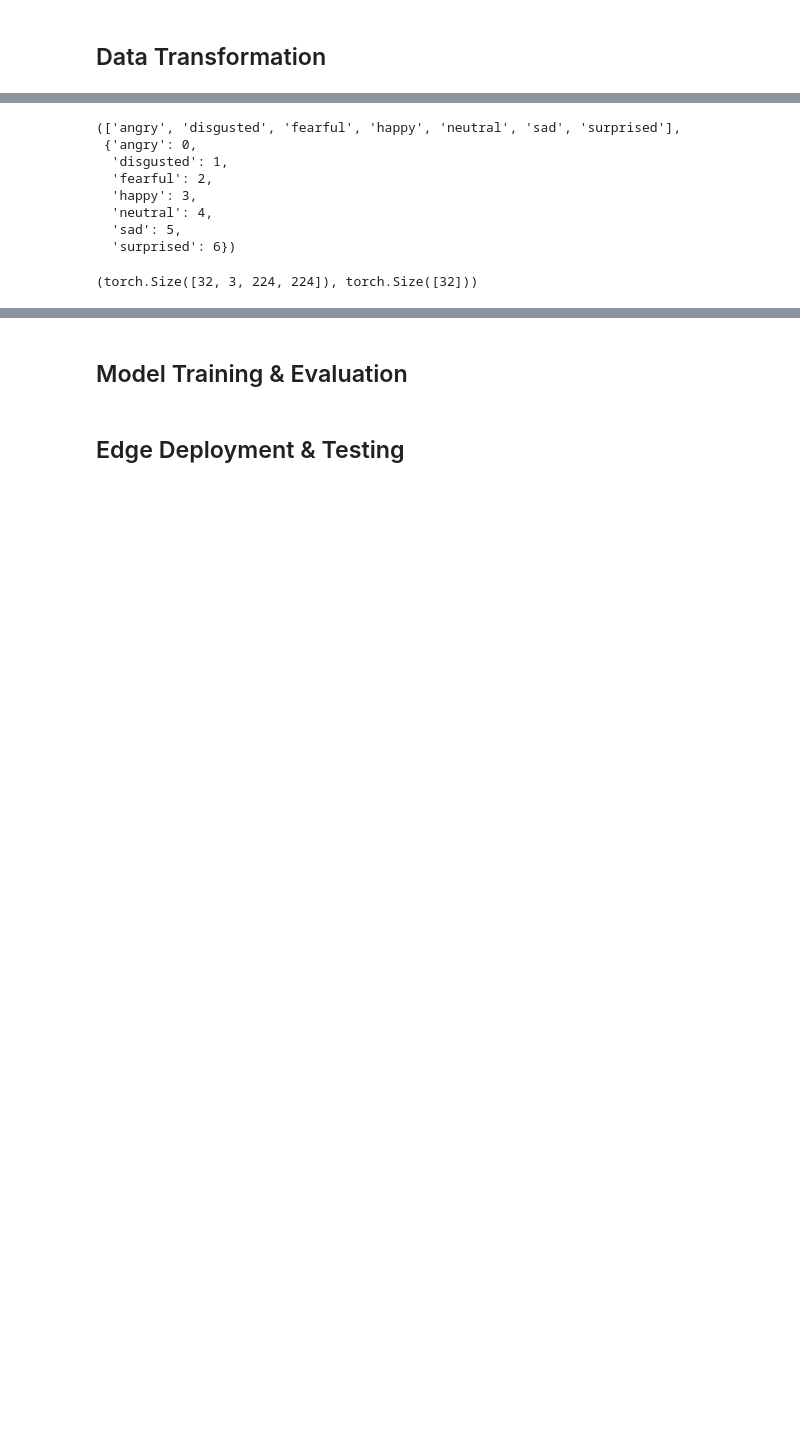
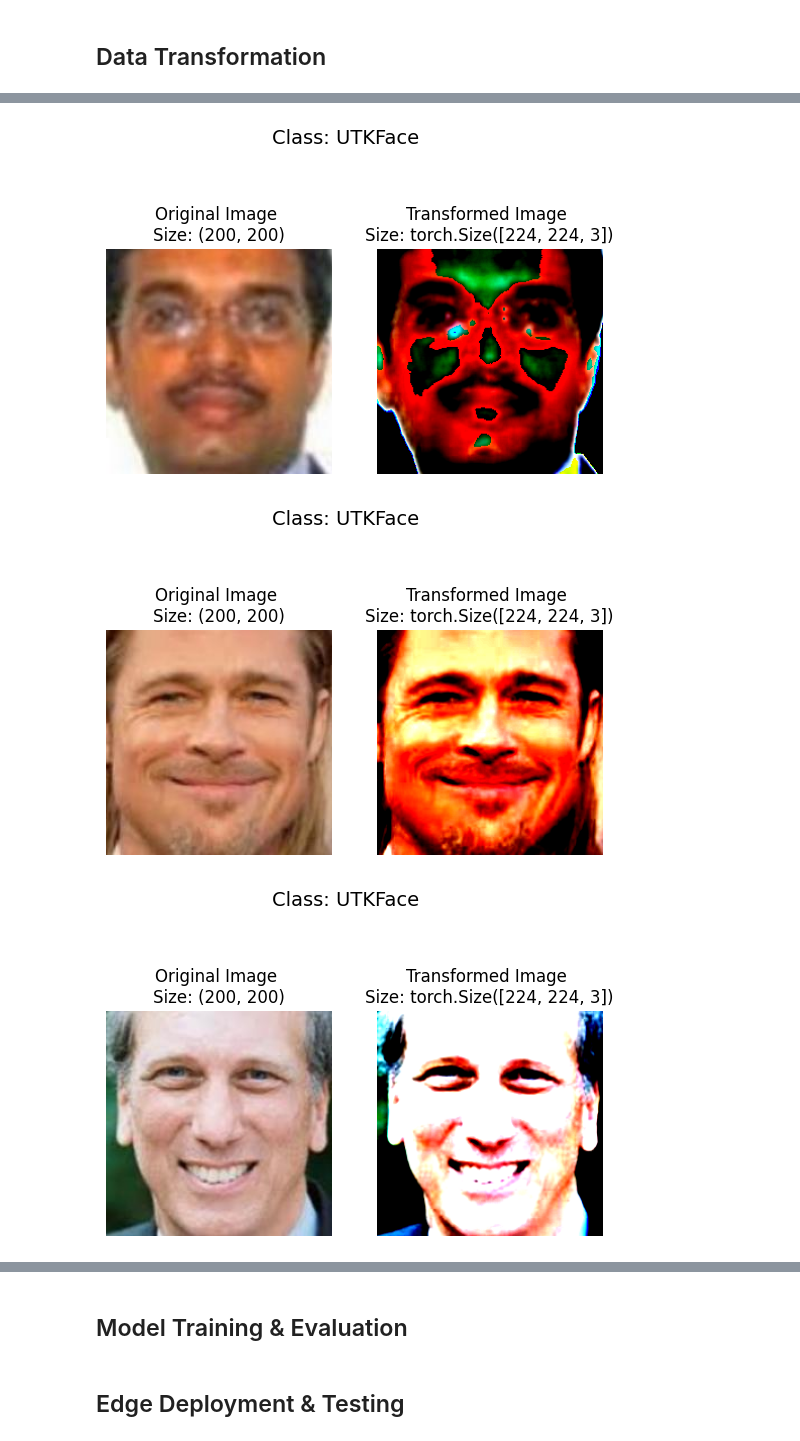
Before and after one commit to gulomovazukhrakhon/IU-Projects, a Jupyter notebook: Project: Edge AI_DLBAIPEAI/age-gender-and-expression-recognition.ipynb, the cells around one changed output, grey strips where cells are left out. Drawn from its saved outputs; the diff is of its cells as text; code cells hidden in the pictures; blank space fills up the shorter version.

```diff
--- a/Project: Edge AI_DLBAIPEAI/age-gender-and-expression-recognition.ipynb
+++ b/Project: Edge AI_DLBAIPEAI/age-gender-and-expression-recognition.ipynb
@@ -117,11 +125,0 @@ test_data = datasets.ImageFolder(root=TEST_PATH, transform=test_transform)
-# %%
-train_data.classes, train_data.class_to_idx
-# %% [output]
-(['angry', 'disgusted', 'fearful', 'happy', 'neutral', 'sad', 'surprised'],
- {'angry': 0,
-  'disgusted': 1,
-  'fearful': 2,
-  'happy': 3,
-  'neutral': 4,
-  'sad': 5,
-  'surprised': 6})
@@ -140,5 +126,9 @@ test_dataloader= DataLoader(dataset=test_data,
-# %%
-image_batch, label_batch = next(iter(train_dataloader))
-image_batch.shape, label_batch.shape
-# %% [output]
-(torch.Size([32, 3, 224, 224]), torch.Size([32]))
+# %%
+plot_transformed_images(image_paths=AGEUTK_PATH_LIST,
+                        transform=train_transform,
+                        n=3, emotion=False,
+                        seed=42)
+# %% [output]
+[figure, added]
+[figure, added]
+[figure, added]
```
Also changed, not shown: parts of 21 cells of this notebook.
